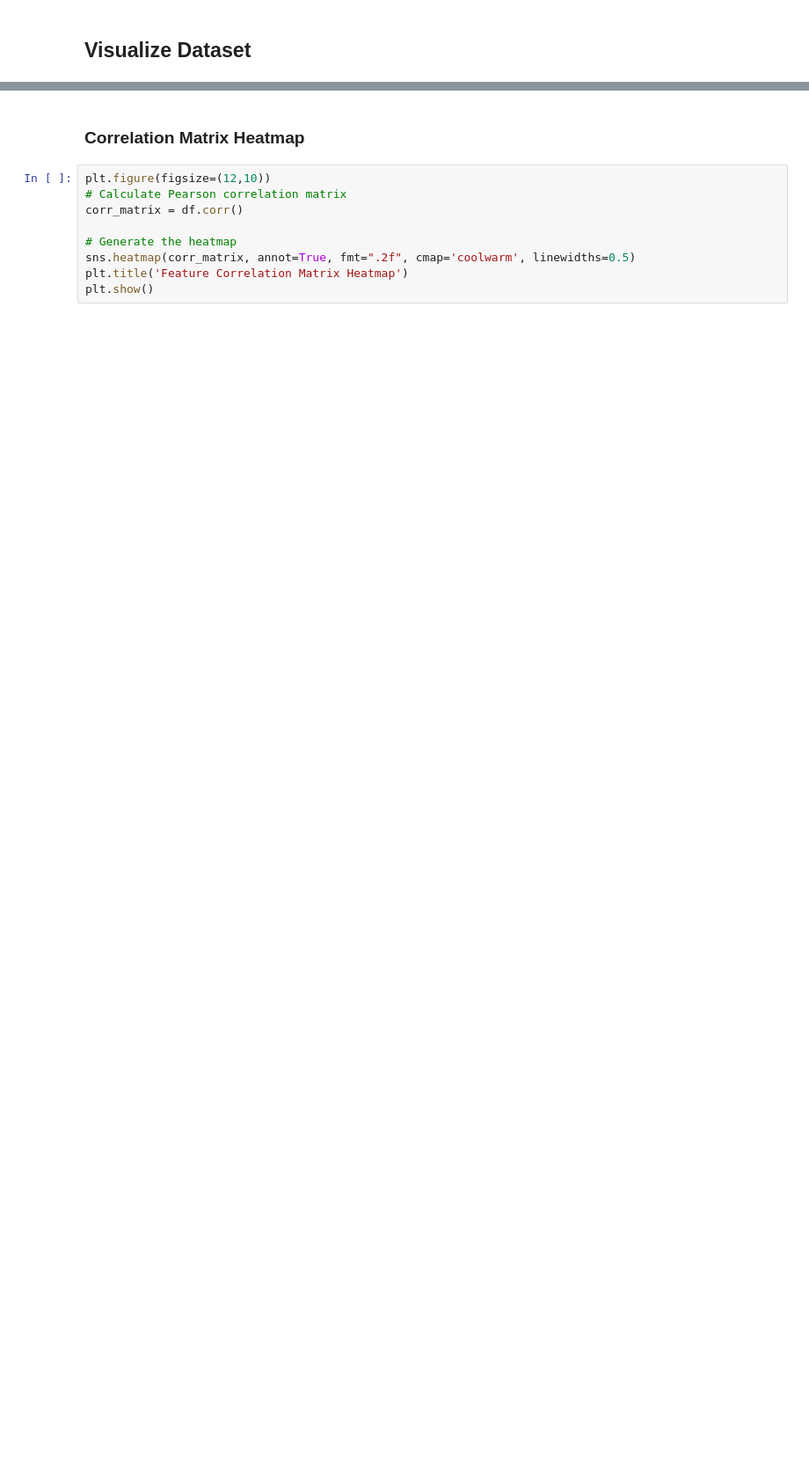
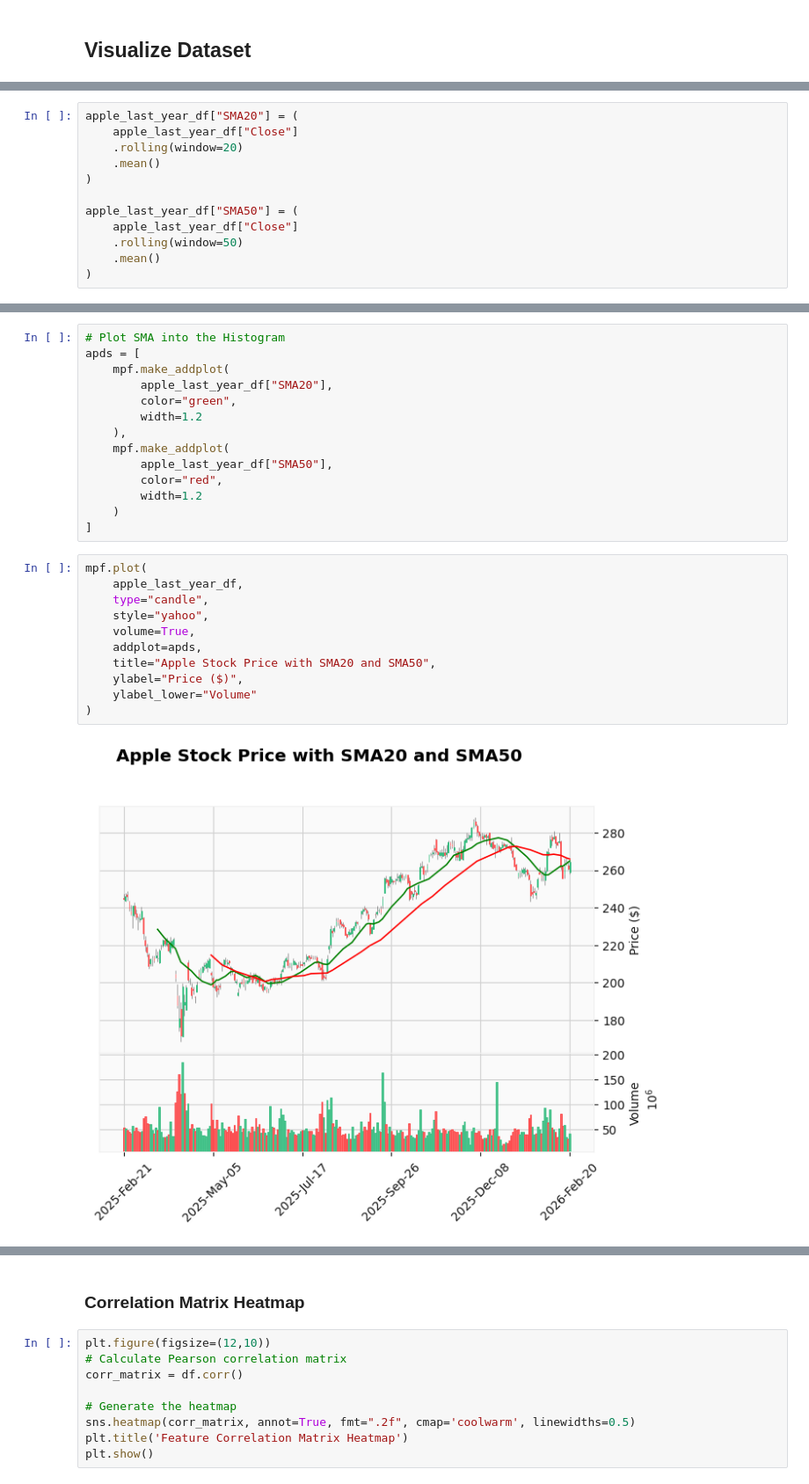
Before and after one commit to alaricbat/FinancialApp, a Jupyter notebook: AA002FinancialAI/ai-module/svm/svm_kernel.ipynb, the cells around one changed output, grey strips where cells are left out. Shown at 88% size. Saved outputs shown, nothing was run; the diff lists cells and outputs as text; blank space fills up the shorter version.

```diff
--- a/AA002FinancialAI/ai-module/svm/svm_kernel.ipynb
+++ b/AA002FinancialAI/ai-module/svm/svm_kernel.ipynb
@@ -42,0 +148,12 @@ Passing `palette` without assigning `hue` is deprecated and will be removed in v
+# %%
+apple_last_year_df["SMA20"] = (
+    apple_last_year_df["Close"]
+    .rolling(window=20)
+    .mean()
+)
+
+apple_last_year_df["SMA50"] = (
+    apple_last_year_df["Close"]
+    .rolling(window=50)
+    .mean()
+)
@@ -42,0 +173,27 @@ Passing `palette` without assigning `hue` is deprecated and will be removed in v
+# %%
+# Plot SMA into the Histogram
+apds = [
+    mpf.make_addplot(
+        apple_last_year_df["SMA20"],
+        color="green",
+        width=1.2
+    ),
+    mpf.make_addplot(
+        apple_last_year_df["SMA50"],
+        color="red",
+        width=1.2
+    )
+]
+# %%
+mpf.plot(
+    apple_last_year_df,
+    type="candle",
+    style="yahoo",
+    volume=True,
+    addplot=apds,
+    title="Apple Stock Price with SMA20 and SMA50",
+    ylabel="Price ($)",
+    ylabel_lower="Volume"
+)
+# %% [output]
+[figure, added]
```
Also changed, not shown: parts of 21 cells of this notebook, 6 other files.
